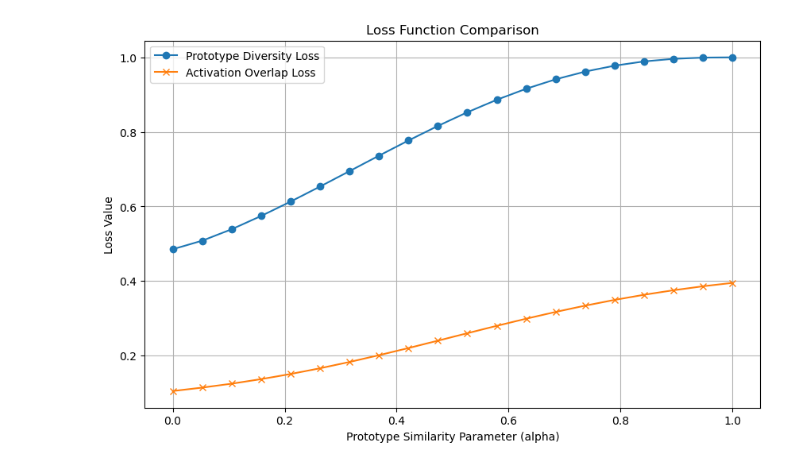
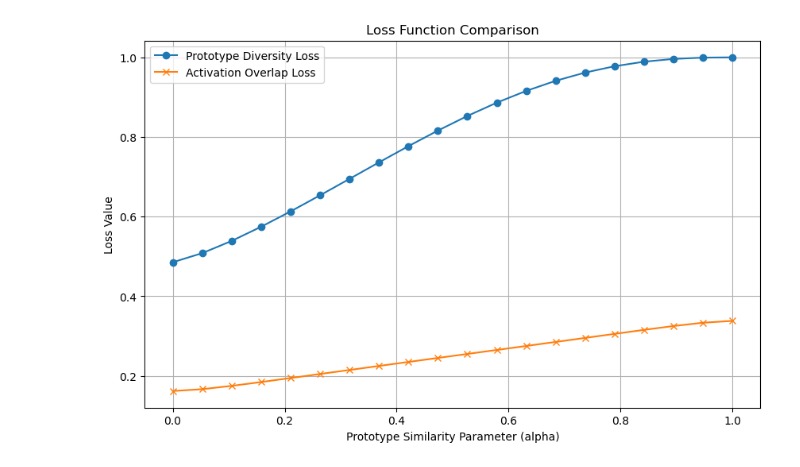
Before and after one commit to cyber-chris/this-does-not-look-like-that, a Jupyter notebook: objective_function_compare.ipynb, the cells around one changed output. Drawn from its saved outputs; the diff is of its cells as text; code cells hidden in the pictures.

```diff
--- a/objective_function_compare.ipynb
+++ b/objective_function_compare.ipynb
@@ -175,34 +175,33 @@ for alpha in alpha_values:
     proto_1_current = (1 - alpha) * proto_1_distinct + alpha * proto_0_fixed
     current_prototypes = torch.stack([proto_0_fixed, proto_1_current])
 
     # 1. Calculate Prototype Diversity Loss
     pdl = prototype_diversity_loss(feature_map_tensor, labels_tensor, current_prototypes, proto_classes_tensor)
     pdl_results.append(pdl.item())
 
     # 2. Calculate Activation Overlap Loss
-    #   a. Create Similarity Maps: sim = exp(-dist^2)
     pixels_flat = feature_map_tensor.permute(0, 2, 3, 1).reshape(B * H_img * W_img, D_feat)
     sim_maps_list = []
     for i in range(P_protos):
-        dist_sq = torch.norm(pixels_flat - current_prototypes[i].unsqueeze(0), dim=1).pow(2)
-        sim_scores = torch.exp(-dist_sq) # Using sigma_sq_implicit = 0.5 by not dividing dist_sq
+        dist_sq = torch.norm(pixels_flat - current_prototypes[i].unsqueeze(0), dim=1)
+        sim_scores = torch.log((dist_sq + 1) / (dist_sq + 1e-6)) # Using log-sigmoid for stability
         sim_maps_list.append(sim_scores.view(B, H_img, W_img))
     similarity_maps = torch.stack(sim_maps_list, dim=1)
 
     #   b. Calculate AOL
     aol = activation_overlap_loss(similarity_maps, proto_classes_tensor)
     aol_results.append(aol.item())
 
 # --- Plotting ---
 plt.figure(figsize=(10, 6))
 plt.plot(alpha_values, pdl_results, label='Prototype Diversity Loss', marker='o')
 plt.plot(alpha_values, aol_results, label='Activation Overlap Loss', marker='x')
 
 plt.xlabel('Prototype Similarity Parameter (alpha)')
 plt.ylabel('Loss Value')
 plt.title('Loss Function Comparison')
 plt.legend()
 plt.grid(True)
 plt.show()
 # %% [output]
-[figure, old version]
+[figure, new version]
```
